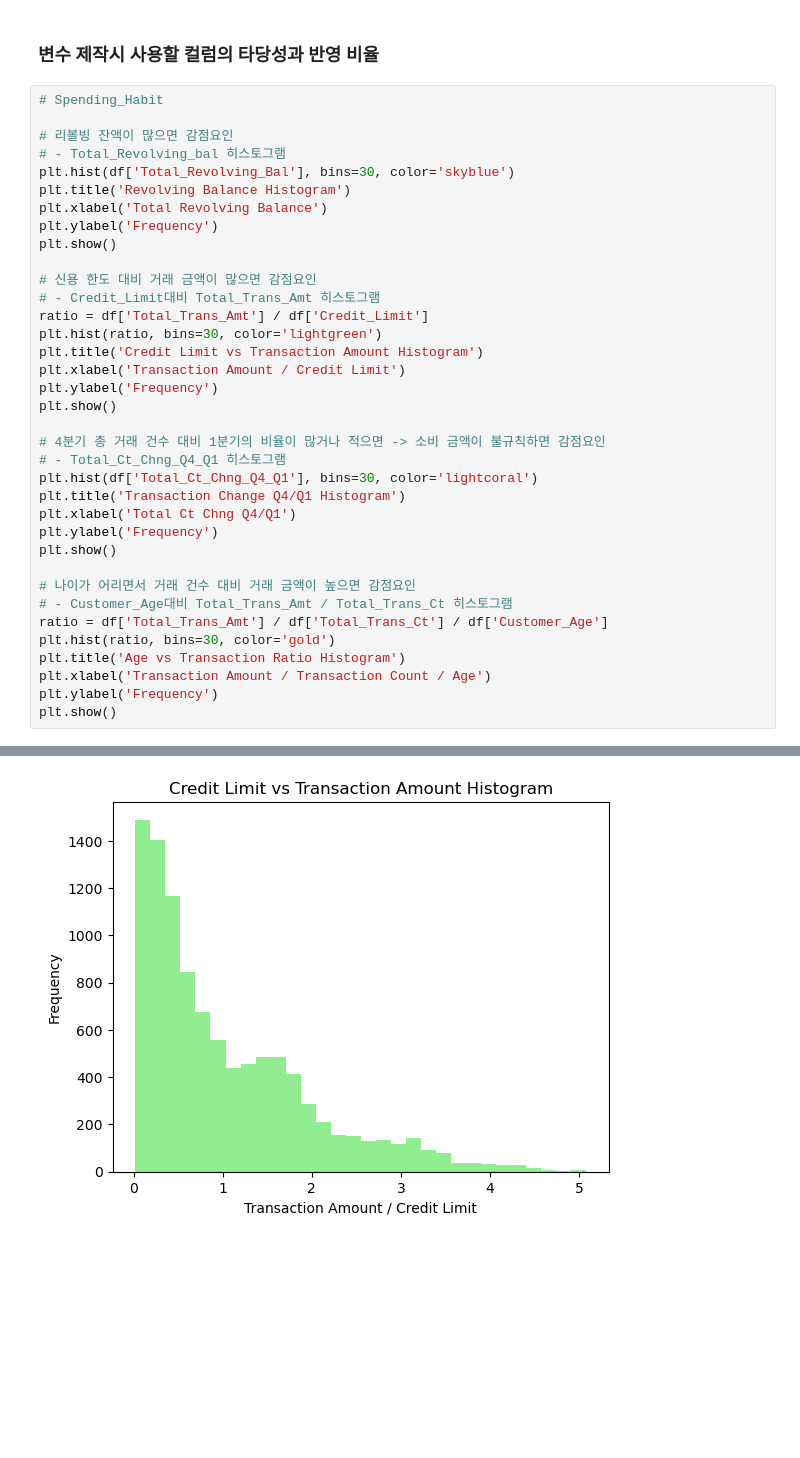
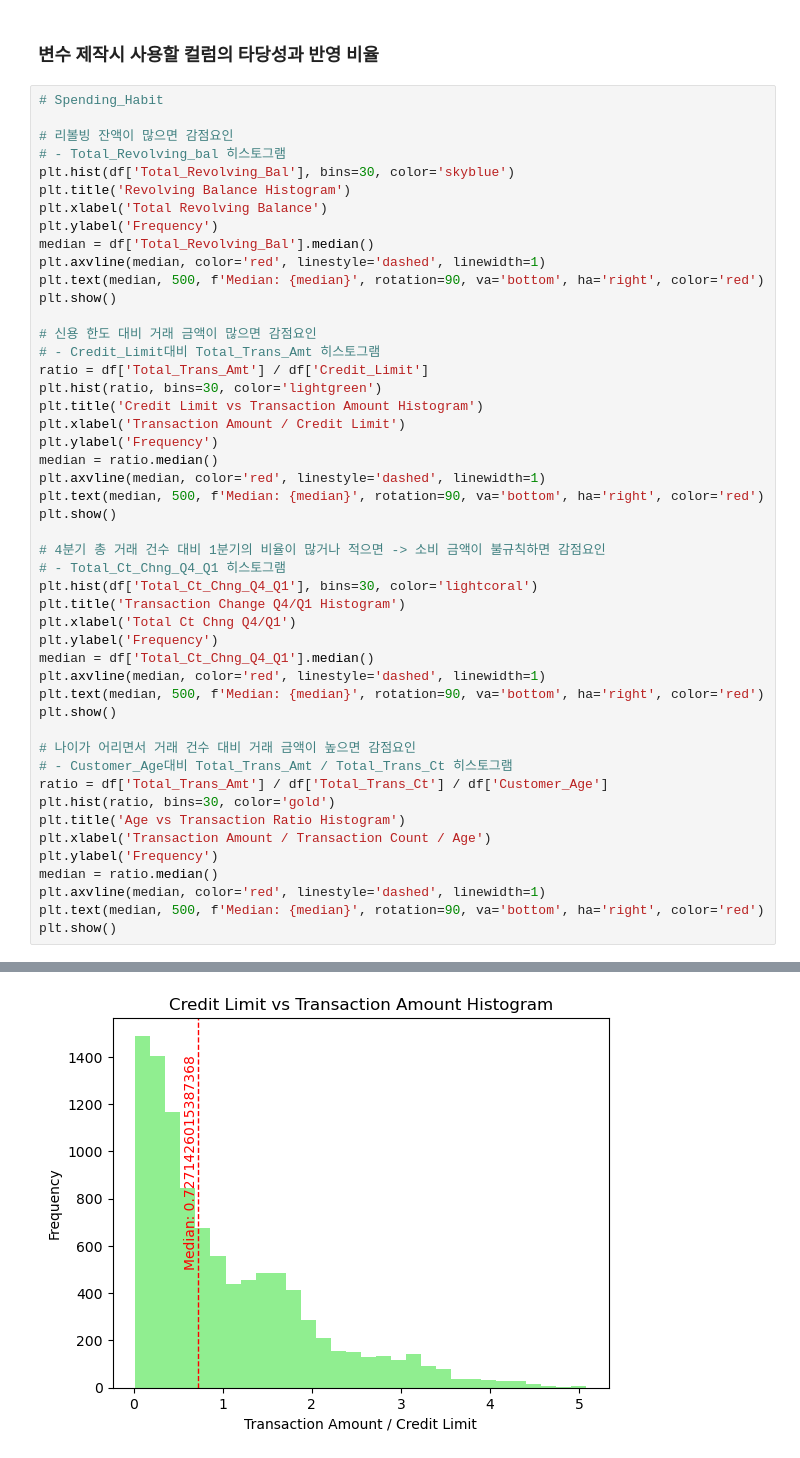
Before and after one commit to myhappydays/Programmers-Data-Analysis-2nd, a Jupyter notebook: Seokjun/Hypothesis_Test.ipynb, the cells around one changed output, grey strips where cells are left out. Cells and saved outputs as stored; diff of their text form; blank space fills up the shorter version.

```diff
--- a/Seokjun/Hypothesis_Test.ipynb
+++ b/Seokjun/Hypothesis_Test.ipynb
@@ -161,6 +161,9 @@ plt.hist(df['Total_Revolving_Bal'], bins=30, color='skyblue')
 plt.title('Revolving Balance Histogram')
 plt.xlabel('Total Revolving Balance')
 plt.ylabel('Frequency')
+median = df['Total_Revolving_Bal'].median()
+plt.axvline(median, color='red', linestyle='dashed', linewidth=1)
+plt.text(median, 500, f'Median: {median}', rotation=90, va='bottom', ha='right', color='red')
 plt.show()
 
 # 신용 한도 대비 거래 금액이 많으면 감점요인
@@ -170,6 +173,9 @@ plt.hist(ratio, bins=30, color='lightgreen')
 plt.title('Credit Limit vs Transaction Amount Histogram')
 plt.xlabel('Transaction Amount / Credit Limit')
 plt.ylabel('Frequency')
+median = ratio.median()
+plt.axvline(median, color='red', linestyle='dashed', linewidth=1)
+plt.text(median, 500, f'Median: {median}', rotation=90, va='bottom', ha='right', color='red')
 plt.show()
 
 # 4분기 총 거래 건수 대비 1분기의 비율이 많거나 적으면 -> 소비 금액이 불규칙하면 감점요인
@@ -178,6 +184,9 @@ plt.hist(df['Total_Ct_Chng_Q4_Q1'], bins=30, color='lightcoral')
 plt.title('Transaction Change Q4/Q1 Histogram')
 plt.xlabel('Total Ct Chng Q4/Q1')
 plt.ylabel('Frequency')
+median = df['Total_Ct_Chng_Q4_Q1'].median()
+plt.axvline(median, color='red', linestyle='dashed', linewidth=1)
+plt.text(median, 500, f'Median: {median}', rotation=90, va='bottom', ha='right', color='red')
 plt.show()
 
 # 나이가 어리면서 거래 건수 대비 거래 금액이 높으면 감점요인
@@ -187,5 +196,8 @@ plt.hist(ratio, bins=30, color='gold')
 plt.title('Age vs Transaction Ratio Histogram')
 plt.xlabel('Transaction Amount / Transaction Count / Age')
 plt.ylabel('Frequency')
+median = ratio.median()
+plt.axvline(median, color='red', linestyle='dashed', linewidth=1)
+plt.text(median, 500, f'Median: {median}', rotation=90, va='bottom', ha='right', color='red')
 plt.show()
 # %% [output]
@@ -193 +205 @@ plt.show()
-[figure, old version]
+[figure, new version]
```
Also changed, not shown: parts of 3 cells of this notebook.
